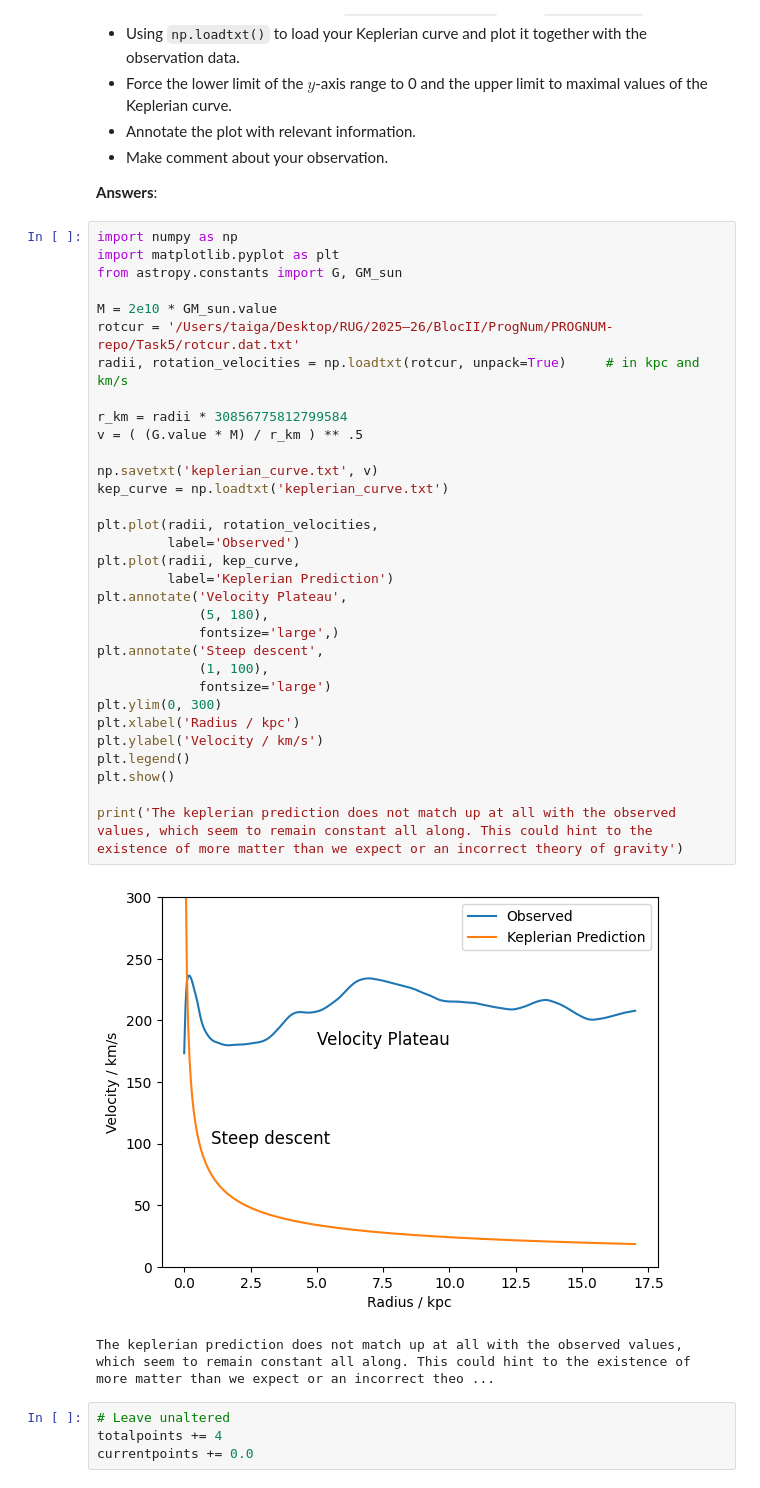
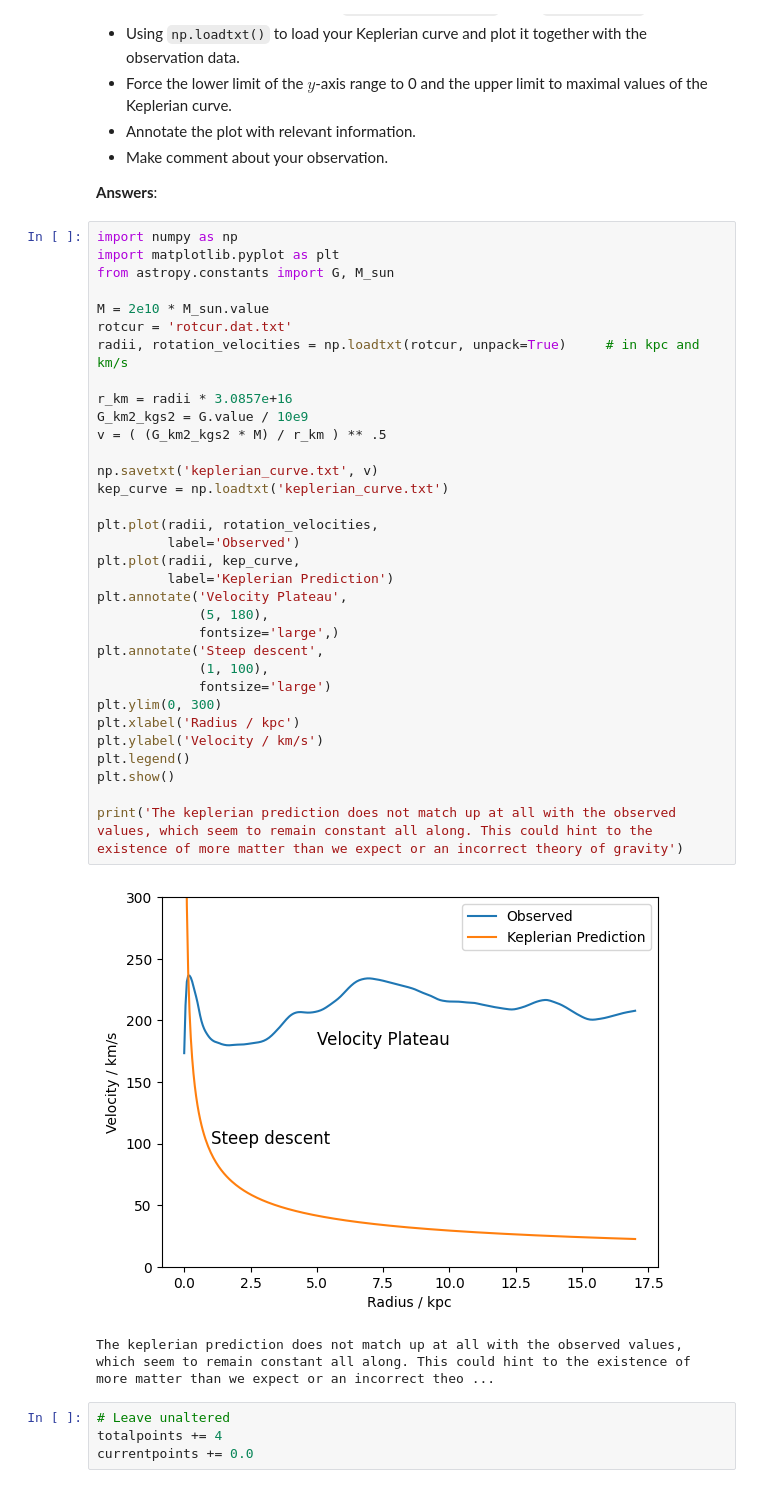
Before and after one commit to avalperezRUG/PROGNUM-repo, a Jupyter notebook: Task5/s6217338_Coursework5.ipynb, the cells around one changed output. Cells and saved outputs as stored; diff of their text form.

```diff
--- a/Task5/s6217338_Coursework5.ipynb
+++ b/Task5/s6217338_Coursework5.ipynb
@@ -37,37 +37,38 @@ This qustion you will use data from an observation of NGC 6946. The stellar mass
 # %%
 import numpy as np
 import matplotlib.pyplot as plt
-from astropy.constants import G, GM_sun
+from astropy.constants import G, M_sun
 
-M = 2e10 * GM_sun.value
-rotcur = '/Users/taiga/Desktop/RUG/2025–26/BlocII/ProgNum/PROGNUM-repo/Task5/rotcur.dat.txt'
+M = 2e10 * M_sun.value
+rotcur = 'rotcur.dat.txt'
 radii, rotation_velocities = np.loadtxt(rotcur, unpack=True)     # in kpc and km/s
 
-r_km = radii * 30856775812799584
-v = ( (G.value * M) / r_km ) ** .5
+r_km = radii * 3.0857e+16
+G_km2_kgs2 = G.value / 10e9
+v = ( (G_km2_kgs2 * M) / r_km ) ** .5
 
 np.savetxt('keplerian_curve.txt', v)
 kep_curve = np.loadtxt('keplerian_curve.txt')
 
 plt.plot(radii, rotation_velocities,
          label='Observed')
 plt.plot(radii, kep_curve,
          label='Keplerian Prediction')
 plt.annotate('Velocity Plateau',
              (5, 180),
              fontsize='large',)
 plt.annotate('Steep descent',
              (1, 100),
              fontsize='large')
 plt.ylim(0, 300)
 plt.xlabel('Radius / kpc')
 plt.ylabel('Velocity / km/s')
 plt.legend()
 plt.show()
 
 print('The keplerian prediction does not match up at all with the observed values, which seem to remain constant all along. This could hint to the existence of more matter than we expect or an incorrect theory of gravity')
 # %% [output]
-[figure, old version]
+[figure, new version]
 The keplerian prediction does not match up at all with the observed values, which seem to remain constant all along. This could hint to the existence of more matter than we expect or an incorrect theo ...
 # %%
 # Leave unaltered
```
Also changed, not shown: parts of 3 cells of this notebook, 1 other file.
